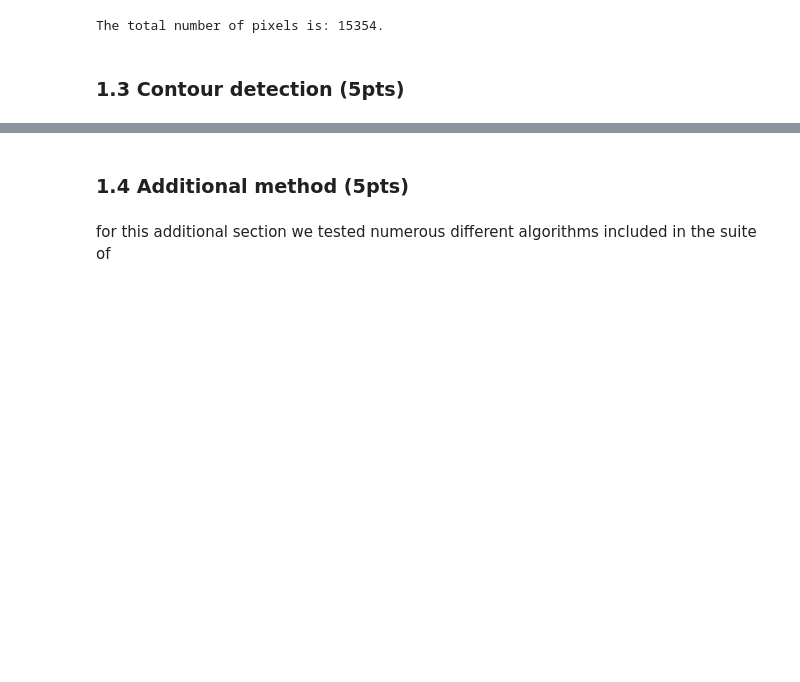
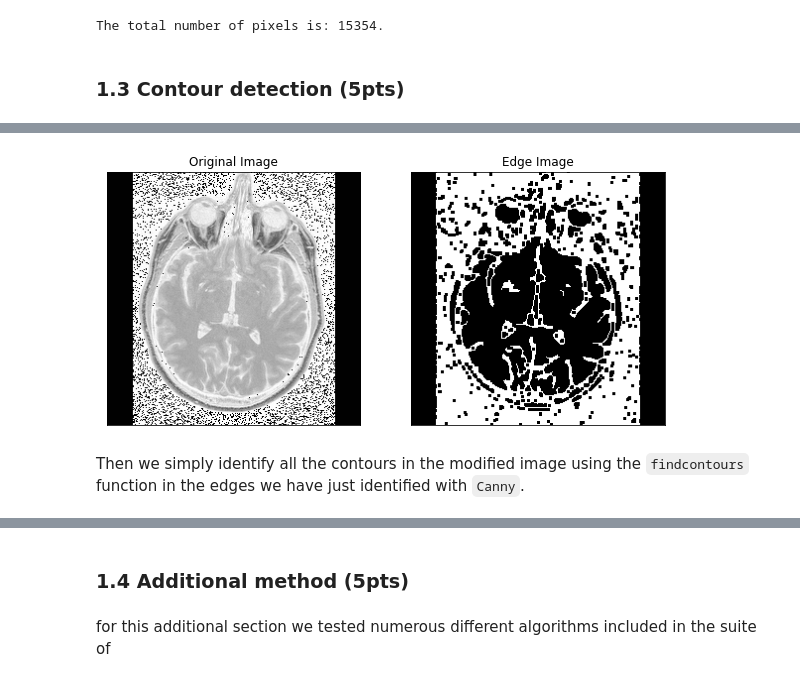
Before and after one commit to warhuus/iapr-2022, a Jupyter notebook: lab_01_segmentation.ipynb, the cells around one changed output, grey strips where cells are left out. Drawn from its saved outputs; the diff is of its cells as text; code cells hidden in the pictures; blank space fills up the shorter version.

````diff
--- a/lab_01_segmentation.ipynb
+++ b/lab_01_segmentation.ipynb
@@ -188,0 +195,25 @@ The total number of pixels is: 15354.
+# %%
+# Add your implementation and discussion
+import numpy as np
+import cv2 as cv
+from matplotlib import pyplot as plt
+
+image = 1 - brain_im
+edges = cv.Canny(image,70,170)                    # perform edge detection
+edges = cv.dilate(edges, None, iterations=1)          #  then perform a dilation + erosion
+edges = cv.erode(edges, None, iterations=1)
+
+fig, ax = plt.subplots(1, 2, figsize=(10, 10))
+ax[0].imshow(image,cmap = 'gray')
+ax[0].set_title('Original Image')
+ax[0].set_xticks([])
+ax[0].set_yticks([])
+ax[1].imshow(edges ,cmap = 'gray')
+ax[1].set_title('Edge Image')
+ax[1].set_xticks([])
+ax[1].set_yticks([])
+plt.show()
+# %% [output]
+[figure, added]
+# %% [markdown]
+Then we simply identify all the contours in the modified image using the ```findcontours``` function in the edges we have just identified with ```Canny```.
````
Also changed, not shown: parts of 9 cells of this notebook.
